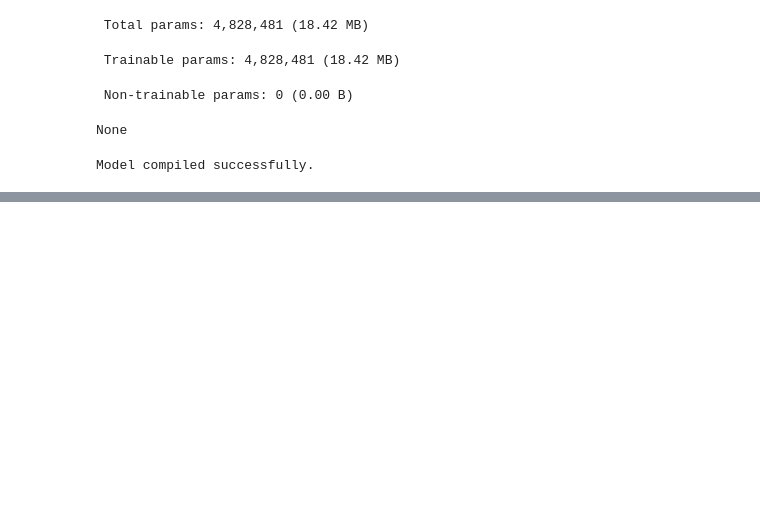
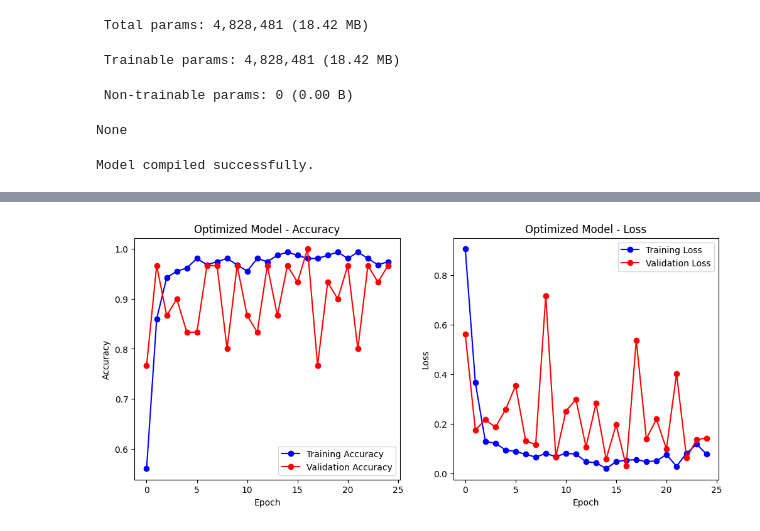
Before and after one commit to AvanishS26/Week-1, a Jupyter notebook: water_classification_model.ipynb, the cells around one changed output, grey strips where cells are left out. Saved outputs shown, nothing was run; the diff lists cells and outputs as text; code cells hidden in the pictures; blank space fills up the shorter version.

```diff
--- a/water_classification_model.ipynb
+++ b/water_classification_model.ipynb
@@ -175,0 +264,9 @@ Model training complete.
+# %%
+# --- Compile the new model ---
+model_optimized.compile(
+    optimizer='adam',
+    loss='binary_crossentropy',
+    metrics=['accuracy']
+)
+
+print("Optimized model compiled successfully.")
@@ -175,0 +275,11 @@ Model training complete.
+# %%
+print("Starting optimized model training...")
+
+# --- Train the new model ---
+history_optimized = model_optimized.fit(
+    train_generator,
+    epochs=25,  # Running for a few more epochs
+    validation_data=validation_generator
+)
+
+print("Optimized model training complete.")
@@ -175,0 +304,35 @@ Model training complete.
+# %%
+import matplotlib.pyplot as plt
+
+# --- Get the data from the NEW 'history_optimized' object ---
+acc = history_optimized.history['accuracy']
+val_acc = history_optimized.history['val_accuracy']
+loss = history_optimized.history['loss']
+val_loss = history_optimized.history['val_loss']
+
+epochs = range(len(acc))
+
+# --- Plot Training & Validation Accuracy ---
+plt.figure(figsize=(12, 5))
+plt.subplot(1, 2, 1) # (1 row, 2 columns, 1st plot)
+
+plt.plot(epochs, acc, 'bo-', label='Training Accuracy')
+plt.plot(epochs, val_acc, 'ro-', label='Validation Accuracy')
+plt.title('Optimized Model - Accuracy')
+plt.xlabel('Epoch')
+plt.ylabel('Accuracy')
+plt.legend()
+
+# --- Plot Training & Validation Loss ---
+plt.subplot(1, 2, 2) # (1 row, 2 columns, 2nd plot)
+
+plt.plot(epochs, loss, 'bo-', label='Training Loss')
+plt.plot(epochs, val_loss, 'ro-', label='Validation Loss')
+plt.title('Optimized Model - Loss')
+plt.xlabel('Epoch')
+plt.ylabel('Loss')
+plt.legend()
+
+plt.show()
+# %% [output]
+[figure, added]
```
Also changed, not shown: parts of 9 cells of this notebook, 3 other files.
